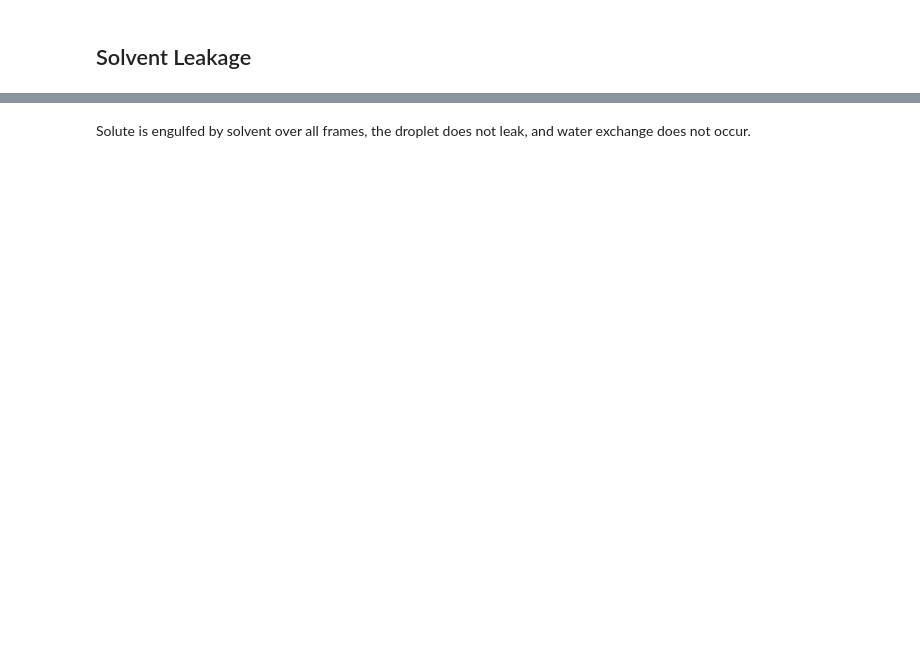
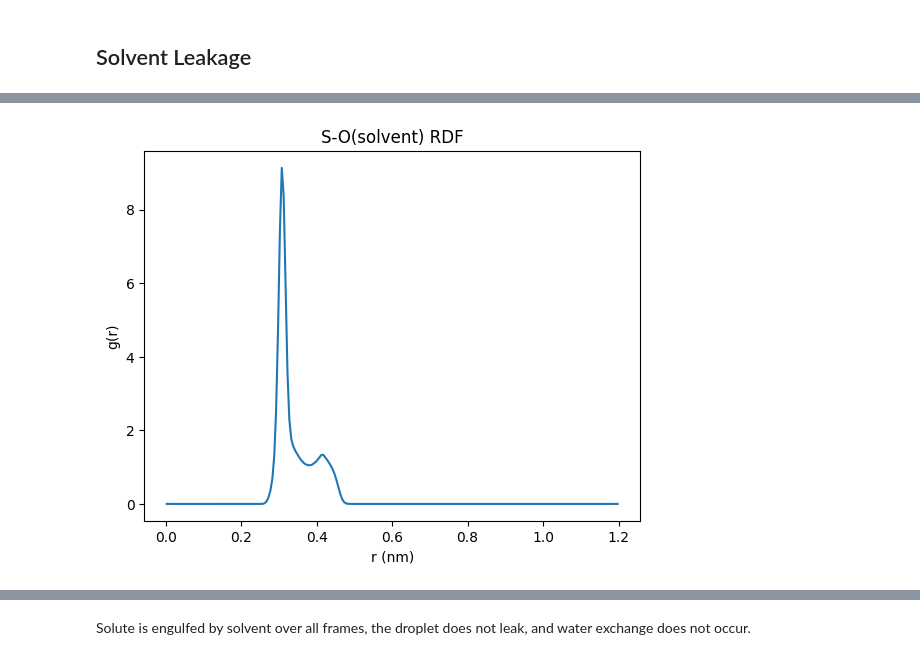
Before and after one commit to fleurdolmans/fab-torch, a Jupyter notebook: experiments/solvation/visualize_md.ipynb, the cells around one changed output, grey strips where cells are left out. Saved outputs shown, nothing was run; the diff lists cells and outputs as text; code cells hidden in the pictures; blank space fills up the shorter version.

```diff
--- a/experiments/solvation/visualize_md.ipynb
+++ b/experiments/solvation/visualize_md.ipynb
@@ -100,0 +197,17 @@ Coordination number: 0.0
+# %%
+pairs = traj.topology.select_pairs(solute, solvent_O)
+
+r, g_r = md.compute_rdf(
+    traj,
+    pairs=pairs,
+    r_range=(0.0, 1.2),  # nm
+    bin_width=0.005
+)
+
+plt.plot(r, g_r)
+plt.xlabel("r (nm)")
+plt.ylabel("g(r)")
+plt.title("S-O(solvent) RDF")
+plt.show()
+# %% [output]
+[figure, added]
```
Also changed, not shown: parts of 19 cells of this notebook.
